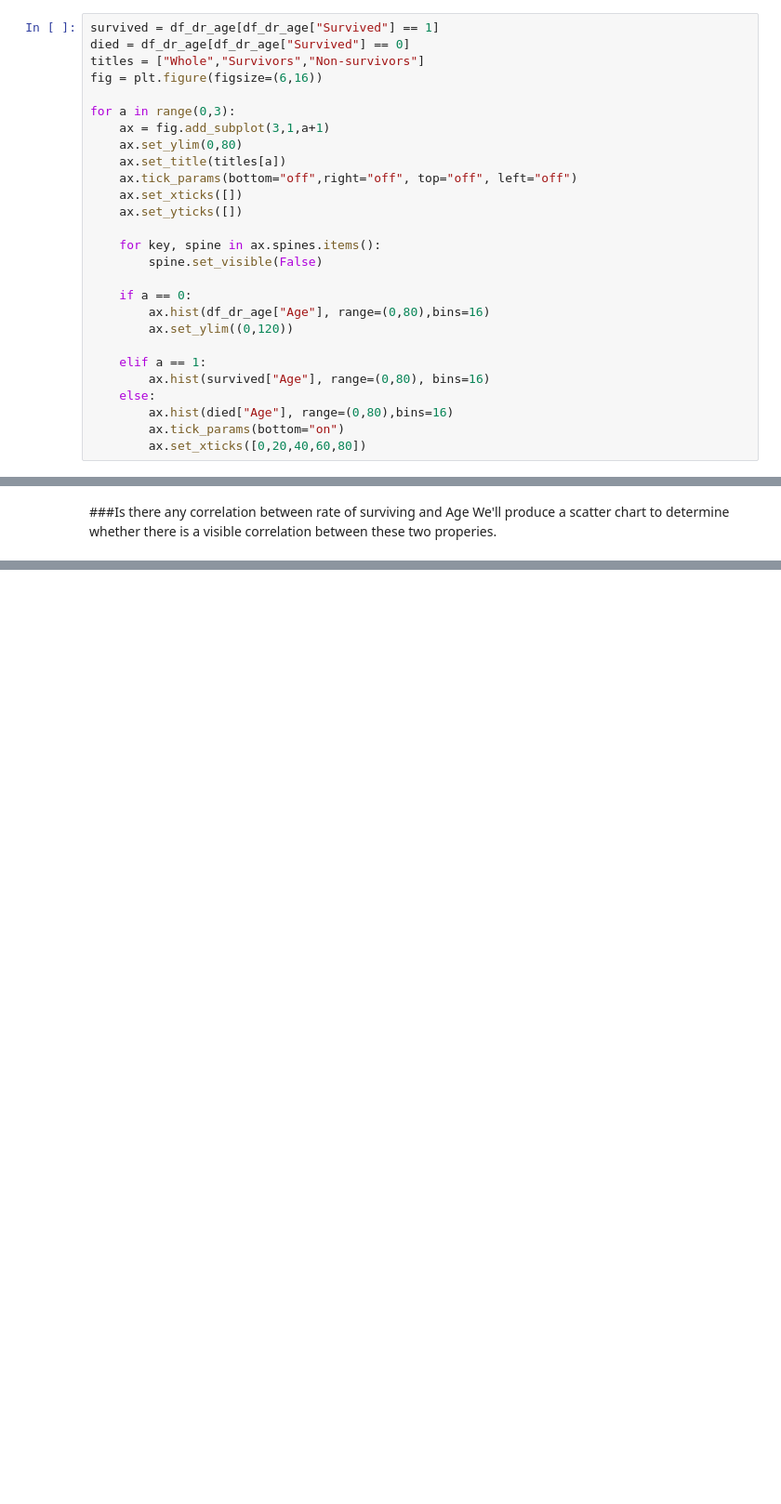
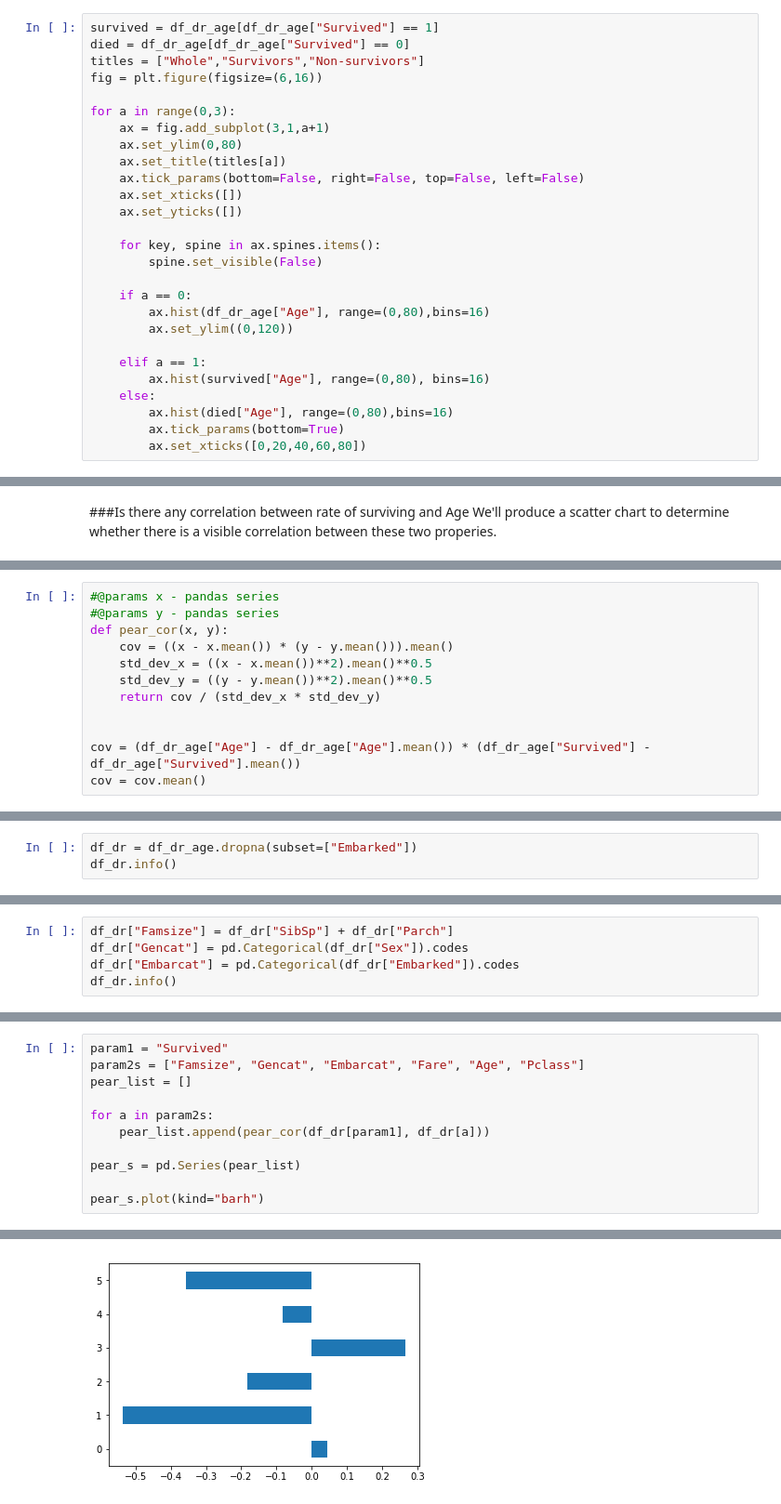
Before and after one commit to VensaHerald/titania, a Jupyter notebook: titania.ipynb, the cells around one changed output, grey strips where cells are left out. Shown at 93% size. Drawn from its saved outputs; the diff is of its cells as text; blank space fills up the shorter version.

```diff
--- a/titania.ipynb
+++ b/titania.ipynb
@@ -49,7 +50,7 @@ for a in range(0,3):
     ax = fig.add_subplot(3,1,a+1)
     ax.set_ylim(0,80)
     ax.set_title(titles[a])
-    ax.tick_params(bottom="off",right="off", top="off", left="off")
+    ax.tick_params(bottom=False, right=False, top=False, left=False)
     ax.set_xticks([])
     ax.set_yticks([])
 
@@ -64,6 +65,6 @@ for a in range(0,3):
         ax.hist(survived["Age"], range=(0,80), bins=16)
     else:
         ax.hist(died["Age"], range=(0,80),bins=16)
-        ax.tick_params(bottom="on")
+        ax.tick_params(bottom=True)
         ax.set_xticks([0,20,40,60,80])
 # %% [output]
@@ -82,0 +110,12 @@ We'll produce a scatter chart to determine whether there is a visible correlatio
+# %%
+#@params x - pandas series
+#@params y - pandas series
+def pear_cor(x, y):
+    cov = ((x - x.mean()) * (y - y.mean())).mean()
+    std_dev_x = ((x - x.mean())**2).mean()**0.5
+    std_dev_y = ((y - y.mean())**2).mean()**0.5
+    return cov / (std_dev_x * std_dev_y)
+
+
+cov = (df_dr_age["Age"] - df_dr_age["Age"].mean()) * (df_dr_age["Survived"] - df_dr_age["Survived"].mean())
+cov = cov.mean()
@@ -82,0 +154,3 @@ We'll produce a scatter chart to determine whether there is a visible correlatio
+# %%
+df_dr = df_dr_age.dropna(subset=["Embarked"])
+df_dr.info()
@@ -82,0 +178,5 @@ We'll produce a scatter chart to determine whether there is a visible correlatio
+# %%
+df_dr["Famsize"] = df_dr["SibSp"] + df_dr["Parch"]
+df_dr["Gencat"] = pd.Categorical(df_dr["Sex"]).codes
+df_dr["Embarcat"] = pd.Categorical(df_dr["Embarked"]).codes
+df_dr.info()
@@ -82,0 +213,12 @@ We'll produce a scatter chart to determine whether there is a visible correlatio
+# %%
+param1 = "Survived"
+param2s = ["Famsize", "Gencat", "Embarcat", "Fare", "Age", "Pclass"]
+pear_list = []
+
+for a in param2s:
+    pear_list.append(pear_cor(df_dr[param1], df_dr[a]))
+
+pear_s = pd.Series(pear_list)
+
+pear_s.plot(kind="barh")
+# %% [output]
@@ -82,0 +226 @@ We'll produce a scatter chart to determine whether there is a visible correlatio
+[figure, added]
```
Also changed, not shown: parts of 16 cells of this notebook.
